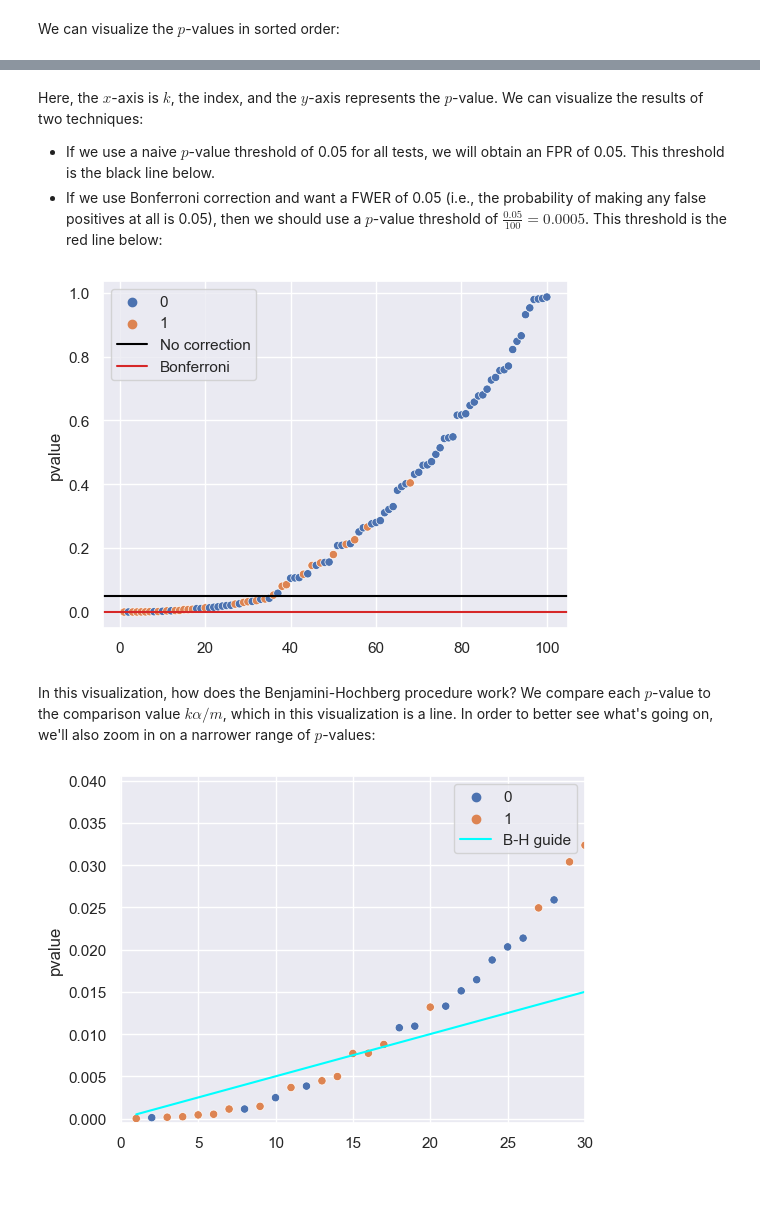
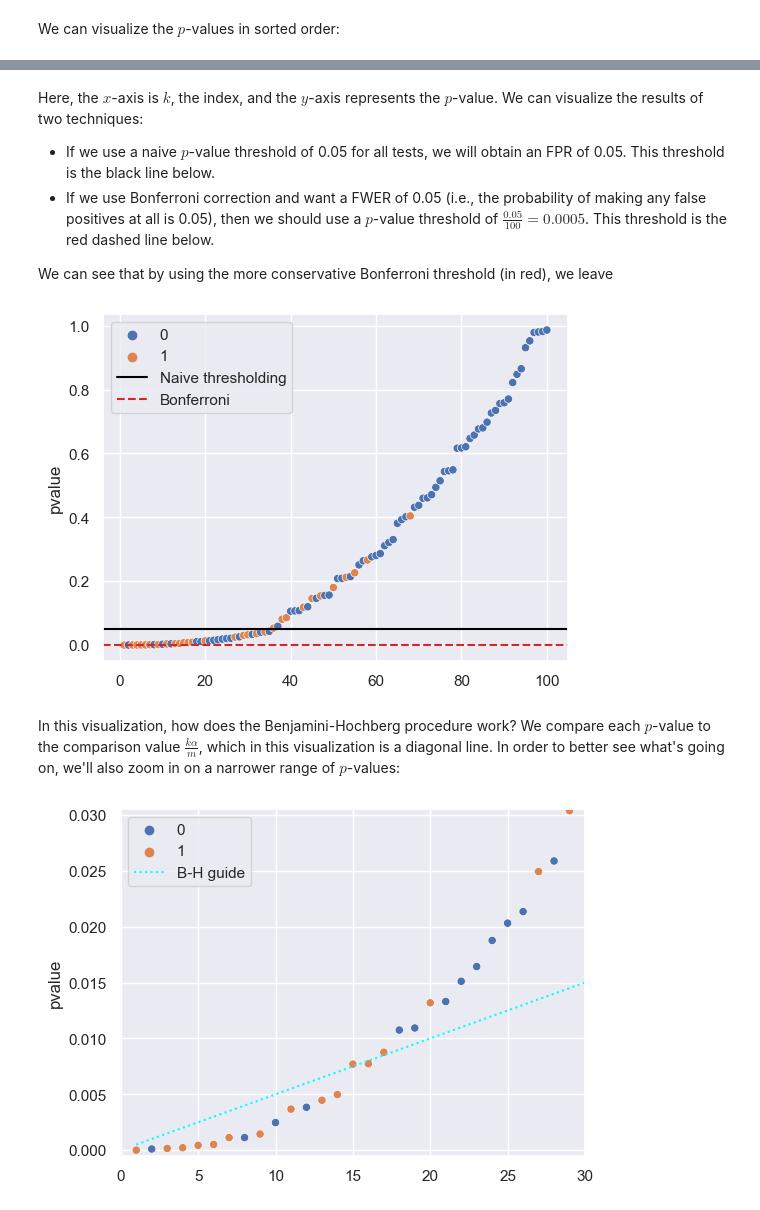
Before and after one commit to ds-102/ds-102-book, a Jupyter notebook: ds-102-book/content/chapters/01/03_multiple_tests.ipynb, the cells around one changed output, grey strips where cells are left out. Drawn from its saved outputs; the diff is of its cells as text; code cells hidden in the pictures.

```diff
--- a/ds-102-book/content/chapters/01/03_multiple_tests.ipynb
+++ b/ds-102-book/content/chapters/01/03_multiple_tests.ipynb
@@ -133,24 +189,26 @@ sns.scatterplot(x=k, y=p_sorted['pvalue'], hue=p_sorted['is_alternative']);
 Here, the $x$-axis is $k$, the index, and the $y$-axis represents the $p$-value. We can visualize the results of two techniques:
 
 * If we use a naive $p$-value threshold of 0.05 for all tests, we will obtain an FPR of 0.05. This threshold is the black line below.
-* If we use Bonferroni correction and want a FWER of 0.05 (i.e., the probability of making any false positives at all is 0.05), then we should use a $p$-value threshold of $\frac{0.05}{100} = 0.0005$. This threshold is the red line below:
+* If we use Bonferroni correction and want a FWER of 0.05 (i.e., the probability of making any false positives at all is 0.05), then we should use a $p$-value threshold of $\frac{0.05}{100} = 0.0005$. This threshold is the red dashed line below.
+
+We can see that by using the more conservative Bonferroni threshold (in red), we leave
 # %%
 desired_fwer = 0.05
 sns.scatterplot(x=k, y=p_sorted['pvalue'], hue=p_sorted['is_alternative'])
-plt.axhline(0.05, label='No correction', color='black')
-plt.axhline(desired_fwer / m, label='Bonferroni', color='tab:red')
+plt.axhline(0.05, label='Naive thresholding', color='black')
+plt.axhline(desired_fwer / m, label='Bonferroni', color='tab:red', ls='--')
 
 plt.legend();
 # %% [output]
-[figure, old version]
+[figure, new version]
 # %% [markdown]
-In this visualization, how does the Benjamini-Hochberg procedure work? We compare each $p$-value to the comparison value $k\alpha/m$, which in this visualization is a line. In order to better see what's going on, we'll also zoom in on a narrower range of $p$-values:
+In this visualization, how does the Benjamini-Hochberg procedure work? We compare each $p$-value to the comparison value $\frac{k\alpha}{m}$, which in this visualization is a diagonal line. In order to better see what's going on, we'll also zoom in on a narrower range of $p$-values:
 # %%
 desired_fdr = 0.05
 sns.scatterplot(x=k, y=p_sorted['pvalue'], hue=p_sorted['is_alternative'])
-plt.plot(k, k/m * desired_fdr, label='B-H guide', color='cyan')
-plt.axis([-0.05, 30, -0.0005, 0.0405])
+plt.plot(k, k/m * desired_fdr, label='B-H guide', color='cyan', ls=':')
+plt.axis([-0.05, 30, -0.0005, 0.0305])
 plt.legend();
 # %% [output]
-[figure, old version]
+[figure, new version]
 # %% [markdown]
```
Also changed, not shown: parts of 21 cells of this notebook, 3 other files.
